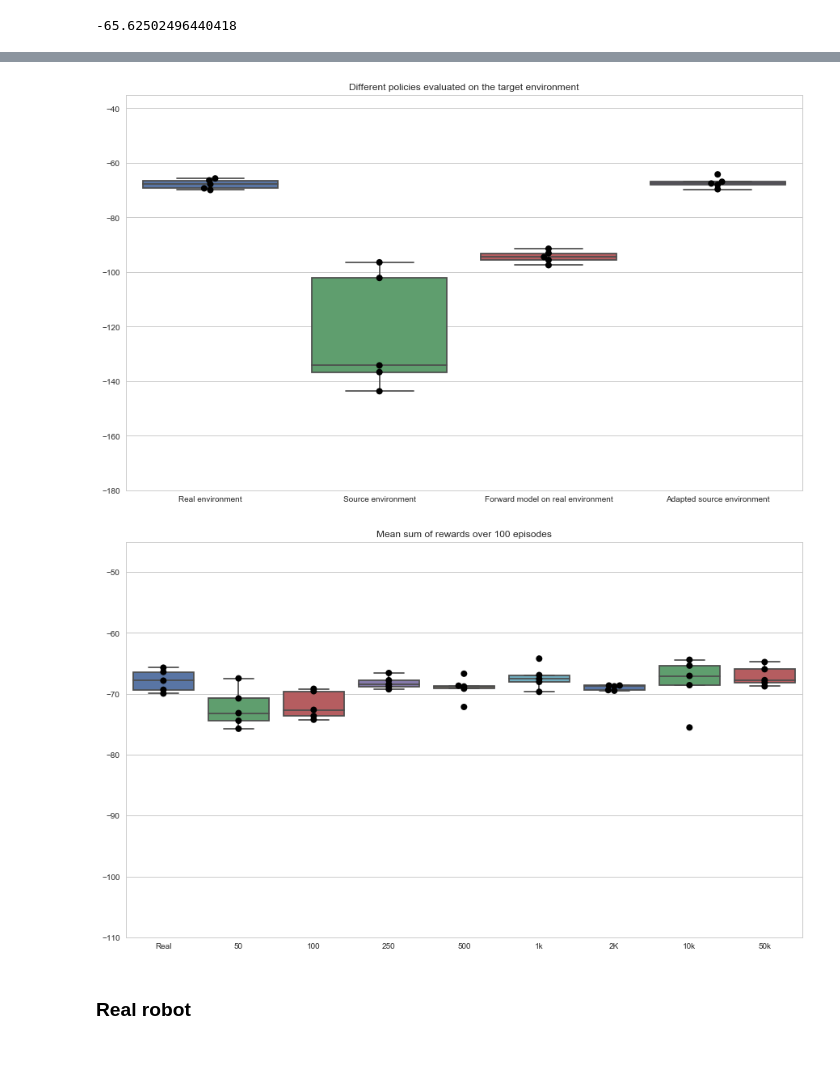
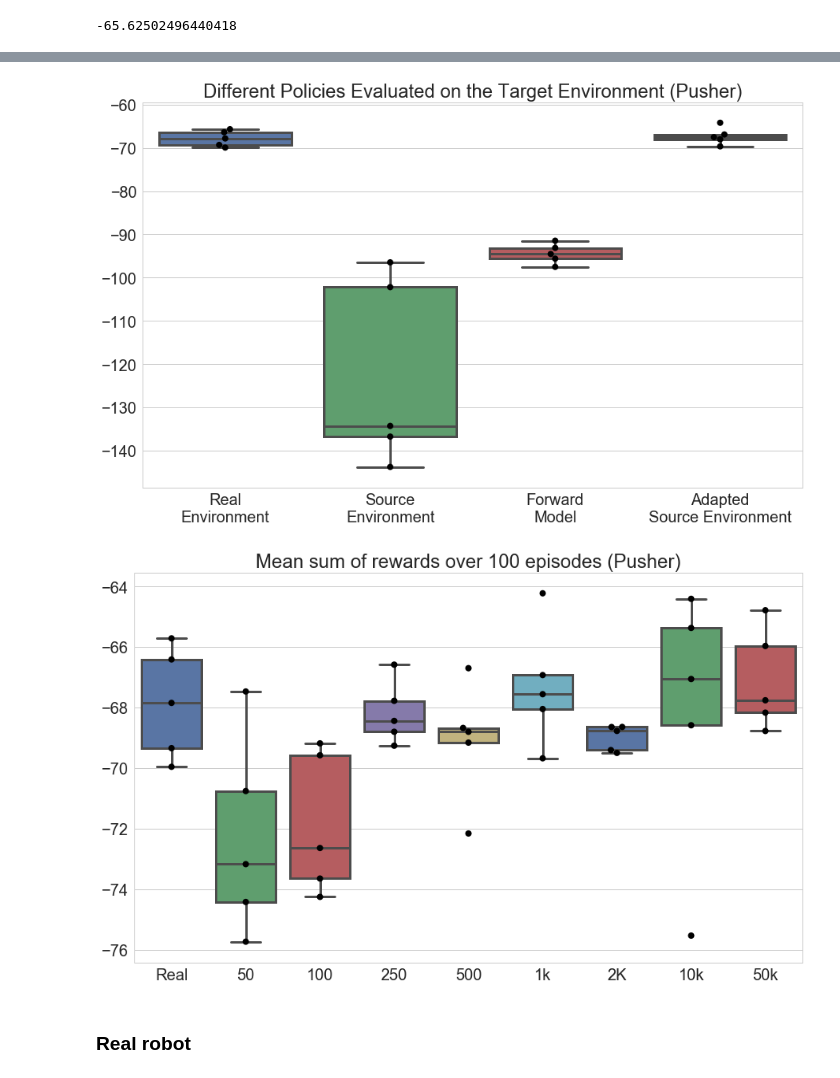
Before and after one commit to aalitaiga/sim-to-real, a Jupyter notebook: scripts/Plot.ipynb, the cells around one changed output, grey strips where cells are left out. Drawn from its saved outputs; the diff is of its cells as text; code cells hidden in the pictures.

```diff
--- a/scripts/Plot.ipynb
+++ b/scripts/Plot.ipynb
@@ -14,6 +15,20 @@ import matplotlib.pyplot as plt
 from pylab import rcParams
 import os
 rcParams['figure.figsize'] = 15, 9
+# %%
+matplotlib.rcParams['axes.titlesize'] = 24
+matplotlib.rcParams['axes.labelsize'] = 20
+
+matplotlib.rcParams['lines.linewidth'] = 3
+matplotlib.rcParams['lines.markersize'] = 10
+
+matplotlib.rcParams['xtick.labelsize'] = 20
+matplotlib.rcParams['ytick.labelsize'] = 20
+
+matplotlib.rcParams["legend.fancybox"] = True
+matplotlib.rcParams["legend.fontsize"] = 16
+matplotlib.rcParams["legend.framealpha"] = 0.8
+matplotlib.rcParams["legend.frameon"] = True
 # %%
 lstm_only = [-82.029492411168803, -92.171927400712704, -98.926239603016981, -88.35576778953677, -96.93439582779277, -90.02397245240779, -106.14121948466786, -68.758262553010226, -67.864866760947493, -74.031818823977787, -77.061607575375959, -133.84588989305084, -82.72854334962355, -94.228234027042603, -113.79329753585763, -102.97442469414982, -101.20860386214397, -111.8428711355933, -105.54698811243813, -76.741583400312933]
 real = [-64.355352698713986, -66.409934982082191, -56.726440316383155, -72.898794776350812, -43.310998083878395, -55.917068920481043, -57.321843572805903, -66.343358845699001, -82.671080157921295, -83.496127723817352, -52.805803123135902, -48.507539915771993, -68.972111311691521, -80.116336812386535, -47.573364863749191, -55.659026702651694, -79.075497396913448, -90.555258428133342, -67.987800907454499, -71.796759748062257]
@@ -81,15 +96,16 @@ plt.show()
 # %%
 transfer = [-69.67184012, -67.5536921838, -64.2191578245, -66.9215370408, -68.0445676948]
 real = [-69.33715, -67.8416, -69.9532428, -65.707944, -66.4048875]
 sim = [-134.237, -102.17305, -136.69267, -143.69945, -96.4595228863]
 lstm = [-94.5218, -97.5028, -95.6001842, -93.118675, -91.46411866]
 data2 = pd.DataFrame(np.array([real, sim, lstm, transfer]).T)
-data2.columns = ["Real environment", "Source environment", "Forward model on real environment", "Adapted source environment"]
+data2.columns = ["Real\nEnvironment", "Source\nEnvironment", "Forward\nModel", "Adapted\nSource Environment"]
 
 ax = sns.boxplot(data=data2, palette="deep")
 ax = sns.swarmplot(data=data2, color="black", s=8)
-plt.title("Different policies evaluated on the target environment")
-plt.ylim(-180, -35)
+plt.title("Different Policies Evaluated on the Target Environment (Pusher)")
+# plt.ylim(-160, -55)
+plt.savefig(os.path.expanduser("~/dev/sim-to-real/results/fig-results-striker.png"))
 plt.show()
 # %% [output]
-[figure, old version]
+[figure, new version]
@@ -114,11 +127,12 @@ data4.columns = ["Real", "50", "100", "250", "500", "1k", "2K", "10k", "50k"]
 # %%
 ax = sns.boxplot(data=data4, palette="deep")
 ax = sns.swarmplot(data=data4, color="black", s=8)
-plt.ylim(-110, -45)
-plt.title("Mean sum of rewards over 100 episodes")
+# plt.ylim(-80, -60)
+plt.title("Mean sum of rewards over 100 episodes (Pusher)")
+plt.savefig(os.path.expanduser("~/dev/sim-to-real/results/fig-results-pusher-dataconsumption.png"))
 plt.show()
 # %% [output]
-[figure, old version]
+[figure, new version]
 # %% [markdown]
 ### Real robot
 # %%
```
Also changed, not shown: parts of 8 cells of this notebook, 6 other files.
